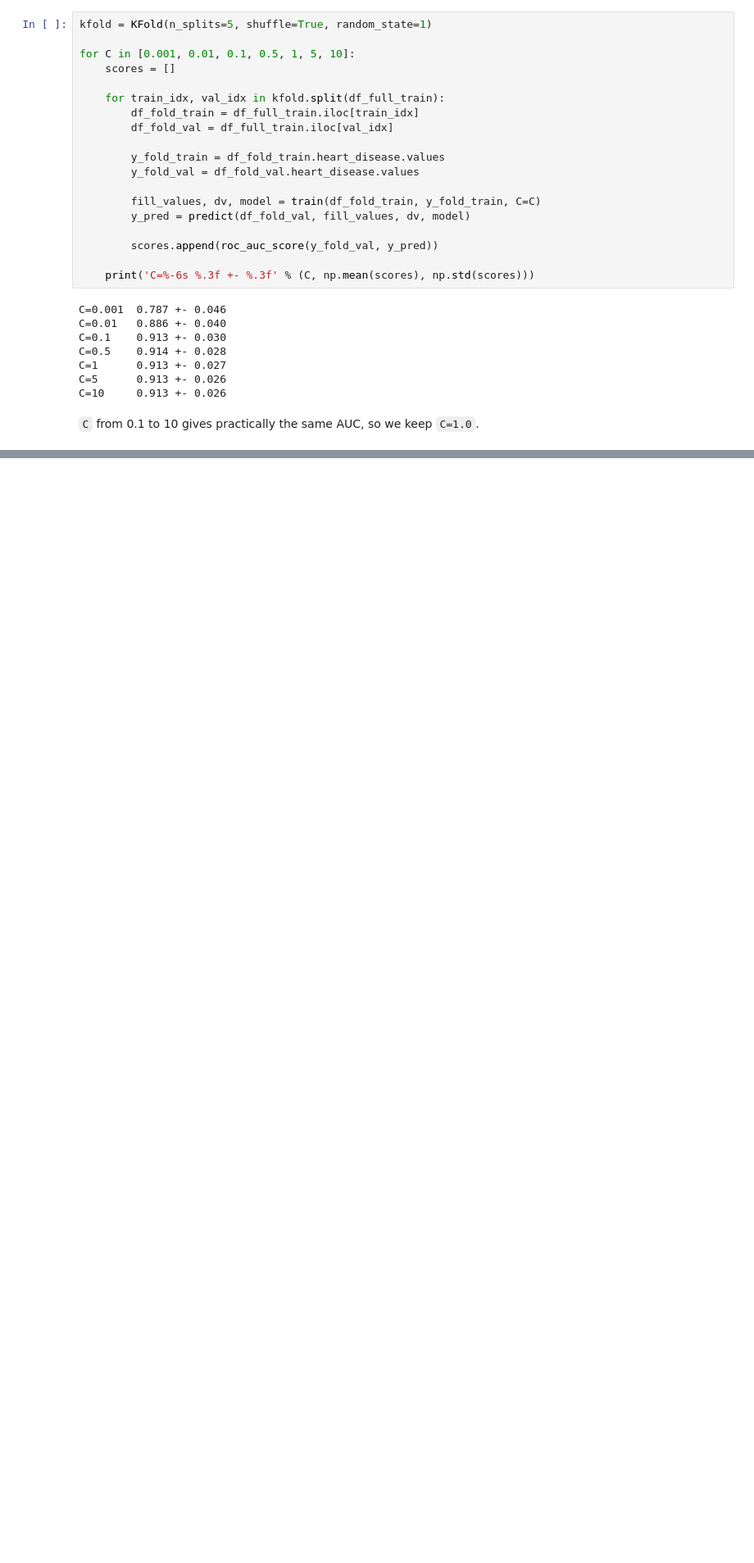
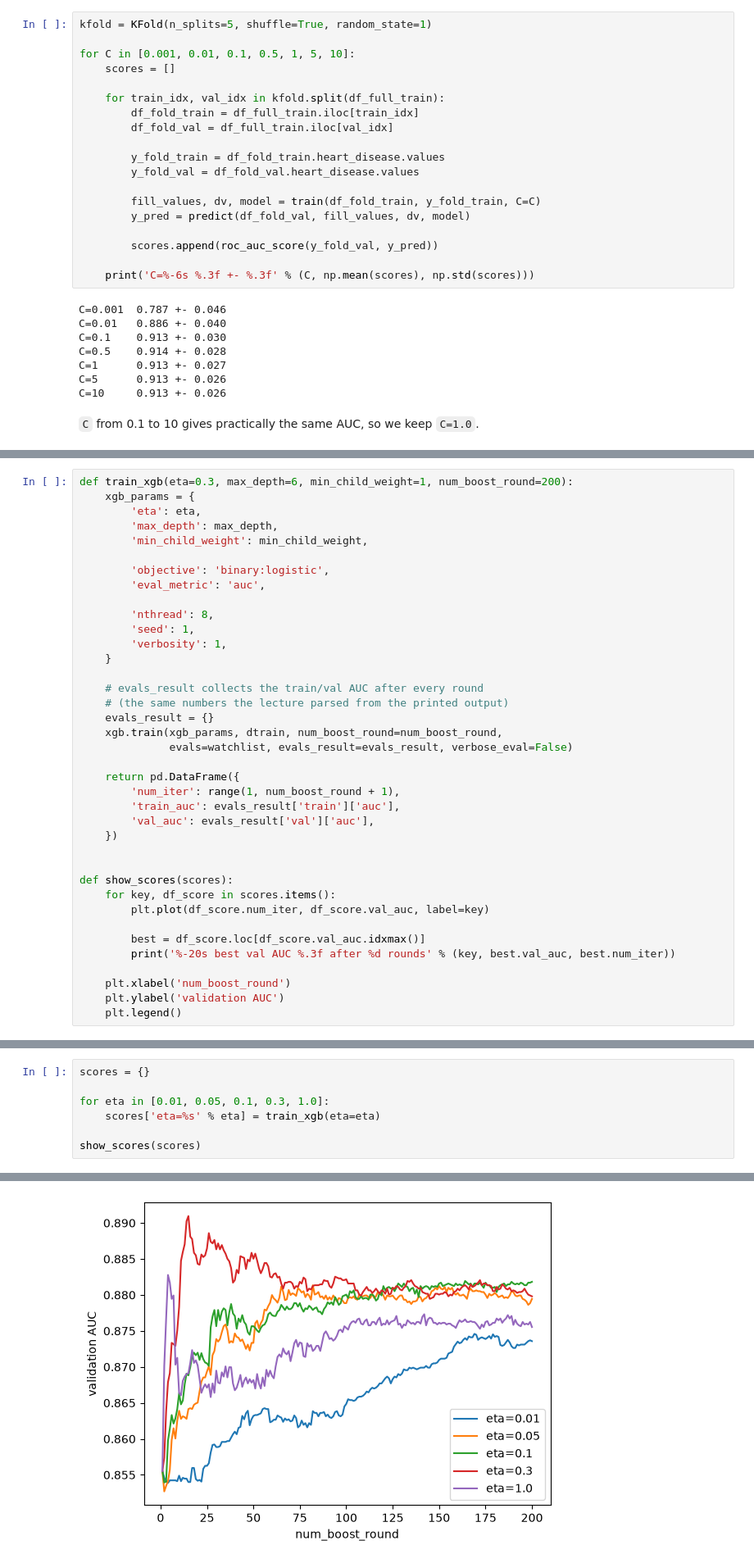
Before and after one commit to yujiezhou001/heart-failure-prediction, a Jupyter notebook: notebook.ipynb, the cells around one changed output, grey strips where cells are left out. Shown at 82% size. Cells and saved outputs as stored; diff of their text form; blank space fills up the shorter version.

```diff
--- a/notebook.ipynb
+++ b/notebook.ipynb
@@ -560,0 +699,38 @@ C=10     0.913 +- 0.026
+# %%
+def train_xgb(eta=0.3, max_depth=6, min_child_weight=1, num_boost_round=200):
+    xgb_params = {
+        'eta': eta,
+        'max_depth': max_depth,
+        'min_child_weight': min_child_weight,
+
+        'objective': 'binary:logistic',
+        'eval_metric': 'auc',
+
+        'nthread': 8,
+        'seed': 1,
+        'verbosity': 1,
+    }
+
+    # evals_result collects the train/val AUC after every round
+    # (the same numbers the lecture parsed from the printed output)
+    evals_result = {}
+    xgb.train(xgb_params, dtrain, num_boost_round=num_boost_round,
+              evals=watchlist, evals_result=evals_result, verbose_eval=False)
+
+    return pd.DataFrame({
+        'num_iter': range(1, num_boost_round + 1),
+        'train_auc': evals_result['train']['auc'],
+        'val_auc': evals_result['val']['auc'],
+    })
+
+
+def show_scores(scores):
+    for key, df_score in scores.items():
+        plt.plot(df_score.num_iter, df_score.val_auc, label=key)
+
+        best = df_score.loc[df_score.val_auc.idxmax()]
+        print('%-20s best val AUC %.3f after %d rounds' % (key, best.val_auc, best.num_iter))
+
+    plt.xlabel('num_boost_round')
+    plt.ylabel('validation AUC')
+    plt.legend()
@@ -560,0 +739,8 @@ C=10     0.913 +- 0.026
+# %%
+scores = {}
+
+for eta in [0.01, 0.05, 0.1, 0.3, 1.0]:
+    scores['eta=%s' % eta] = train_xgb(eta=eta)
+
+show_scores(scores)
+# %% [output]
@@ -560,0 +752 @@ C=10     0.913 +- 0.026
+[figure, added]
```
Also changed, not shown: parts of 37 cells of this notebook, 3 other files.
